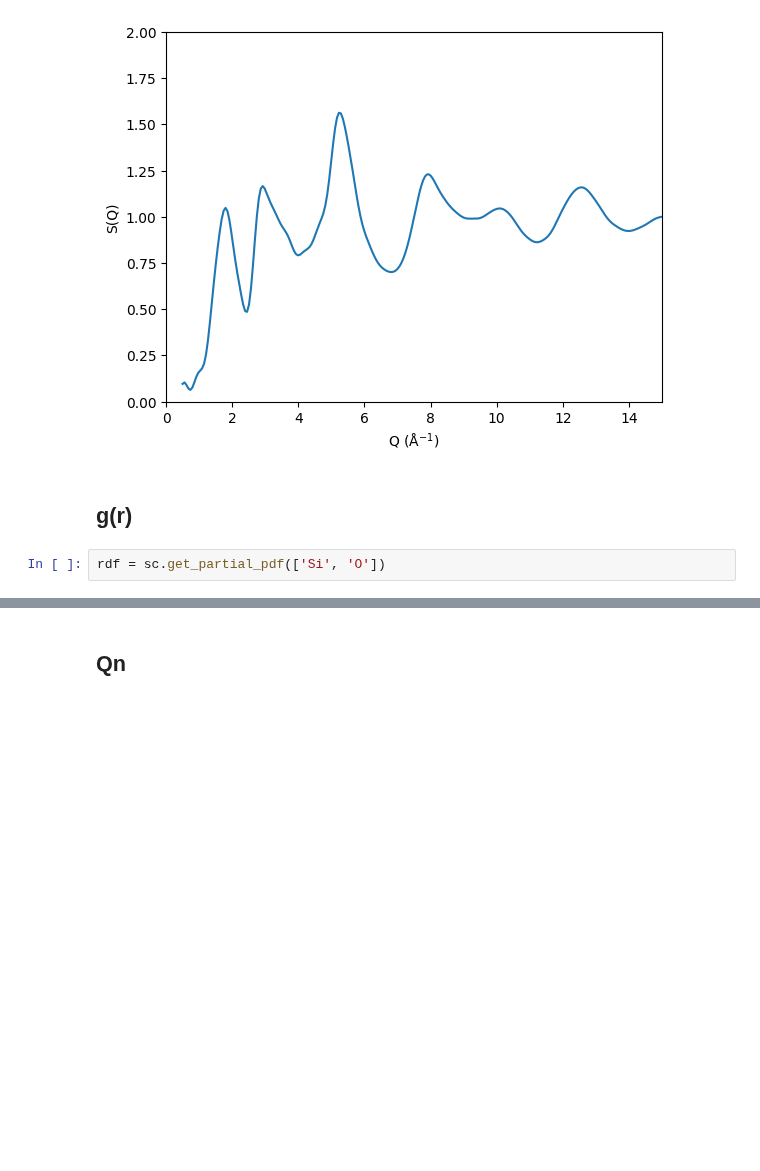
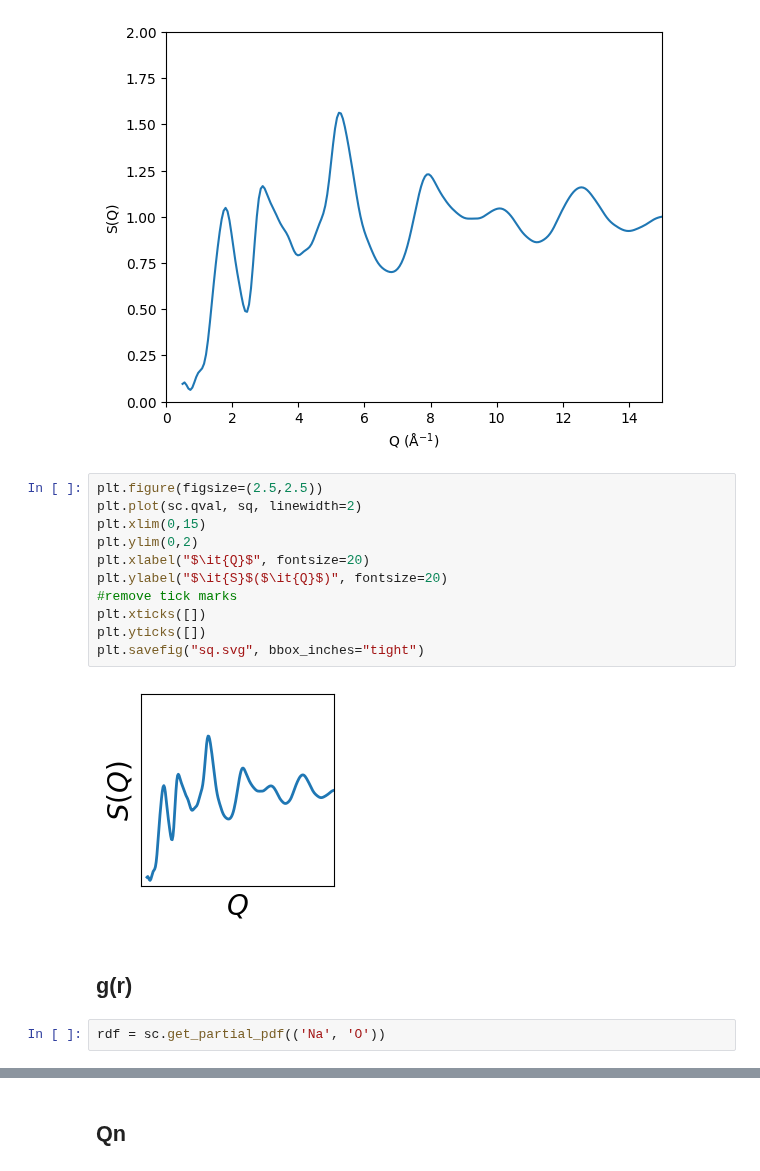
Before and after one commit to R-Chr/vitrum, a Jupyter notebook: examples/analysis/demo.ipynb, the cells around one changed output, grey strips where cells are left out. Cells and saved outputs as stored; diff of their text form; blank space fills up the shorter version.

```diff
--- a/examples/analysis/demo.ipynb
+++ b/examples/analysis/demo.ipynb
@@ -30,10 +30,23 @@ plt.ylabel("S(Q)")
 # %% [output]
 Text(0, 0.5, 'S(Q)')
 [figure]
+# %%
+plt.figure(figsize=(2.5,2.5))
+plt.plot(sc.qval, sq, linewidth=2)
+plt.xlim(0,15)
+plt.ylim(0,2)
+plt.xlabel("$\it{Q}$", fontsize=20)
+plt.ylabel("$\it{S}$($\it{Q}$)", fontsize=20)
+#remove tick marks
+plt.xticks([])
+plt.yticks([])
+plt.savefig("sq.svg", bbox_inches="tight")
+# %% [output]
+[figure, added]
 # %% [markdown]
 ## g(r)
 # %%
-rdf = sc.get_partial_pdf(['Si', 'O'])
+rdf = sc.get_partial_pdf(('Na', 'O'))
 # %%
 plt.plot(sc.xval, rdf)
 plt.xlim(0,15)
```
Also changed, not shown: parts of 2 cells of this notebook, 9 other files.
